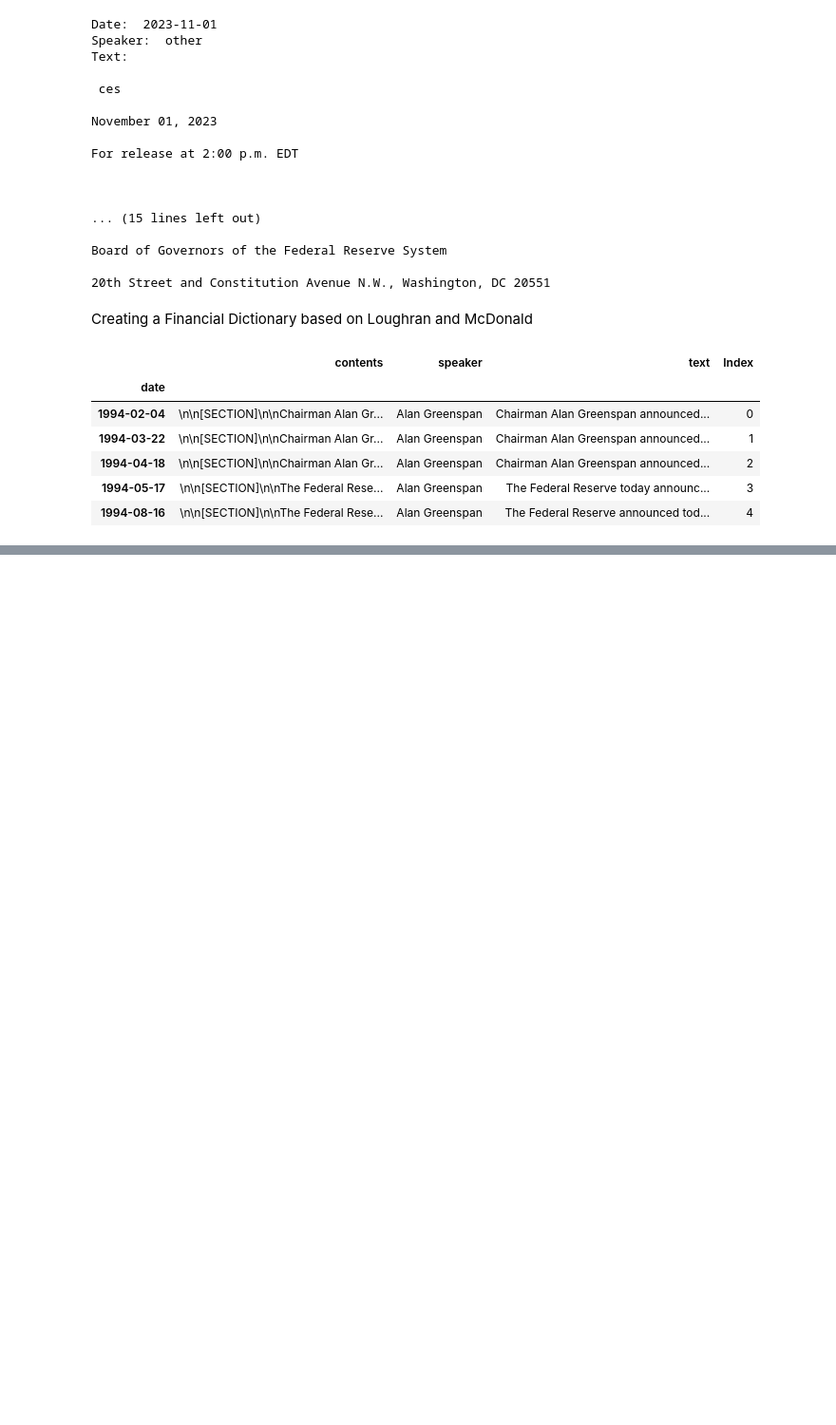
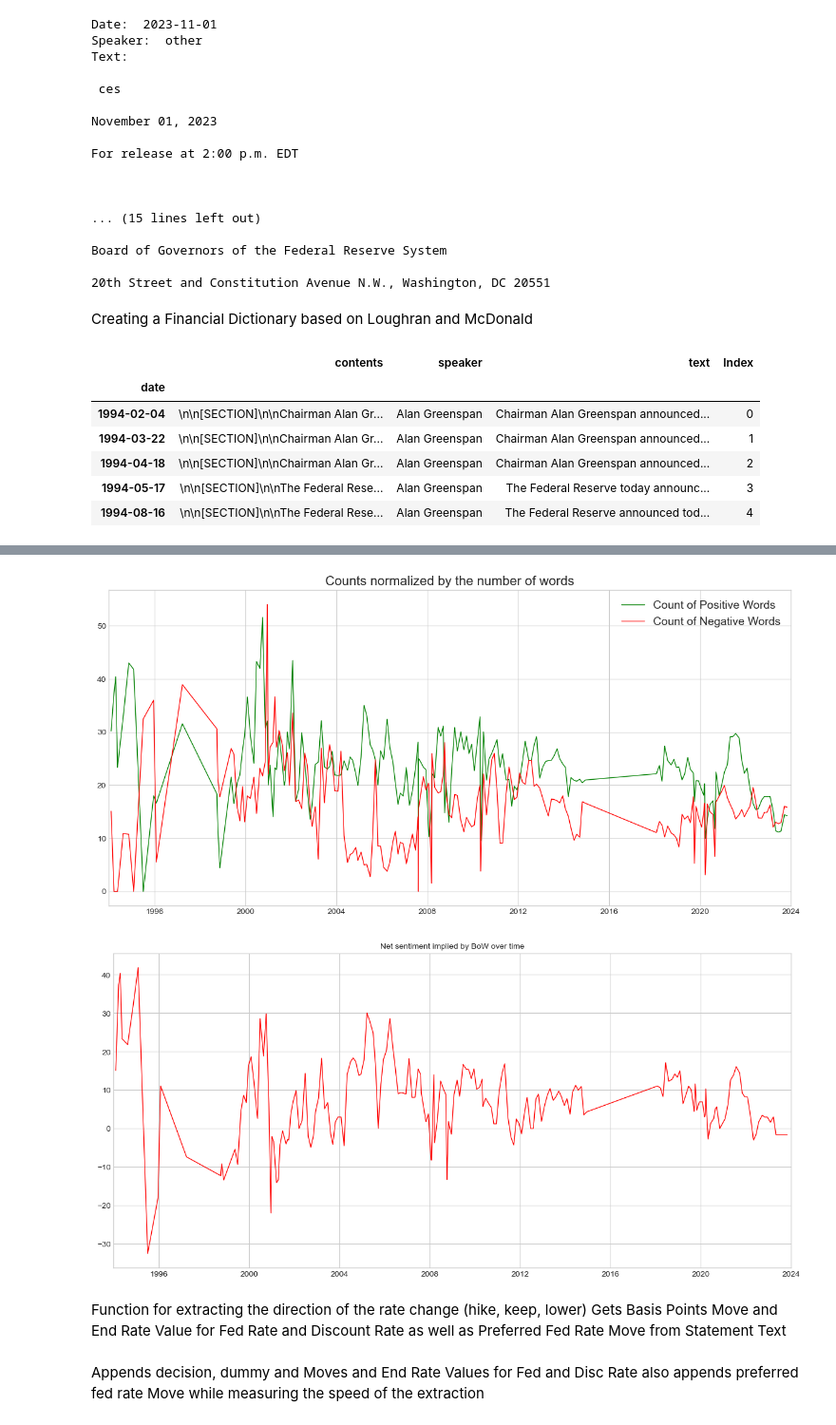
Before and after one commit to mauricefreese/FOMC-Text-Sentiment, a Jupyter notebook: src/FED Sentiment Analysis.ipynb, the cells around one changed output, grey strips where cells are left out. Shown at 95% size. Saved outputs shown, nothing was run; the diff lists cells and outputs as text; code cells hidden in the pictures; blank space fills up the shorter version.

```diff
--- a/src/FED Sentiment Analysis.ipynb
+++ b/src/FED Sentiment Analysis.ipynb
@@ -680,0 +806,57 @@ def tone_count_with_negation_check(dict, article):
+# %%
+# Normalize data
+NPositiveWordsNorm = Data['NPositiveWords'] / Data['wordcount'] * np.mean(Data['wordcount'])
+NNegativeWordsNorm = Data['NNegativeWords'] / Data['wordcount'] * np.mean(Data['wordcount'])
+NetSentimentNorm = (NPositiveWordsNorm - NNegativeWordsNorm)
+
+fig, ax = plt.subplots(figsize=(15,7))
+ax.plot(Data.index, NPositiveWordsNorm, c='green', linewidth= 1.0)
+plt.plot(Data.index, NNegativeWordsNorm, c='red', linewidth=1.0)
+
+plt.title('Counts normalized by the number of words', fontsize=16)
+plt.legend(['Count of Positive Words', 'Count of Negative Words'],
+           prop={'size': 14},
+           loc = 1
+           )
+
+# format the ticks
+# round to nearest years.
+import matplotlib.dates as mdates
+years = mdates.YearLocator()   # every year
+months = mdates.MonthLocator()  # every month
+years_fmt = mdates.DateFormatter('%Y')
+
+datemin = np.datetime64(Data.index[0], 'Y')
+datemax = np.datetime64(Data.index[-1], 'Y') + np.timedelta64(1, 'Y')
+ax.set_xlim(datemin, datemax)
+
+# format the coords message box
+ax.format_xdata = mdates.DateFormatter('%Y-%m-%d')
+ax.grid(True)
+
+plt.show()
+
+
+fig, ax = plt.subplots(figsize=(15,7))
+ax.plot(Data.index, NetSentimentNorm, c='red', linewidth=1.0)
+
+plt.title('Net sentiment implied by BoW over time',size = 'medium')
+
+# format the ticks
+# round to nearest years.
+datemin = np.datetime64(Data.index[0], 'Y')
+datemax = np.datetime64(Data.index[-1], 'Y') + np.timedelta64(1, 'Y')
+ax.set_xlim(datemin, datemax)
+
+# format the coords message box
+ax.format_xdata = mdates.DateFormatter('%Y-%m-%d')
+ax.grid(True)
+
+
+plt.show()
+# %% [output]
+[figure, added]
+[figure, added]
+# %% [markdown]
+Function for extracting the direction of the rate change (hike, keep, lower)
+    </br>Gets Basis Points Move and End Rate Value for Fed Rate and Discount Rate as well as Preferred Fed Rate Move from Statement Text
@@ -680,0 +973,2 @@ def tone_count_with_negation_check(dict, article):
+# %% [markdown]
+Appends decision, dummy and Moves and End Rate Values for Fed and Disc Rate also appends preferred fed rate Move while measuring the speed of the extraction
```
Also changed, not shown: parts of 19 cells of this notebook.
